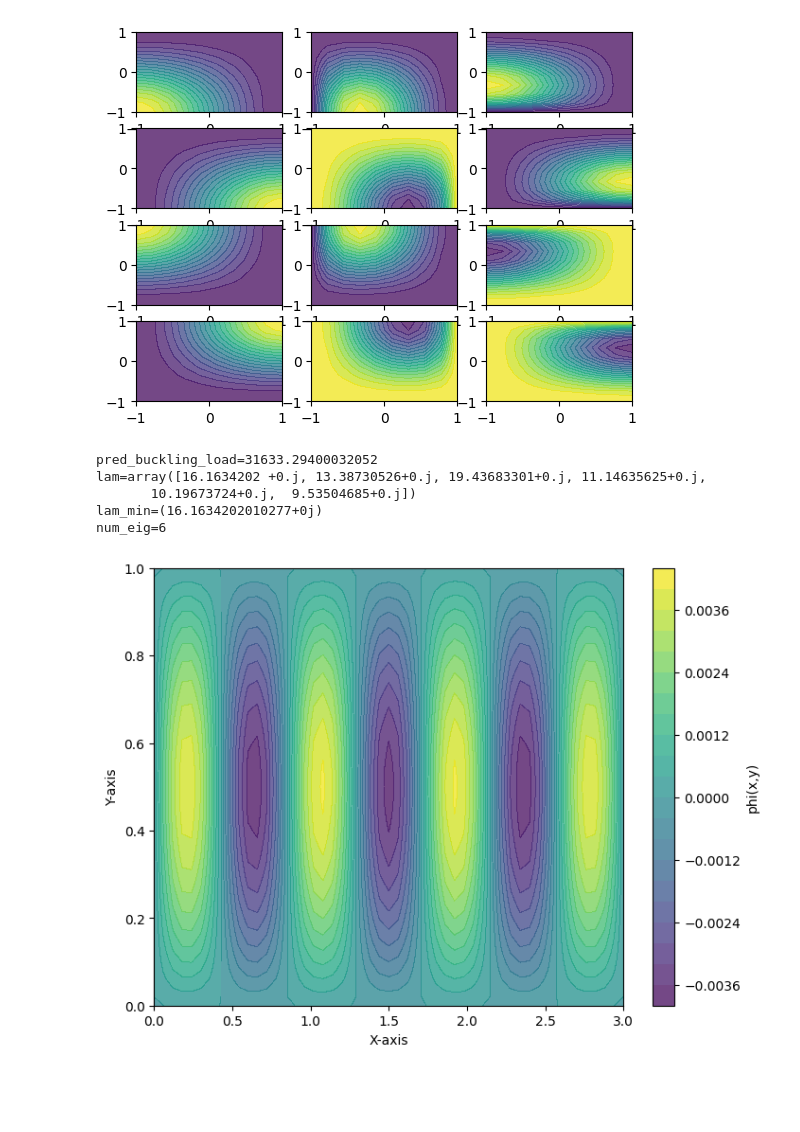
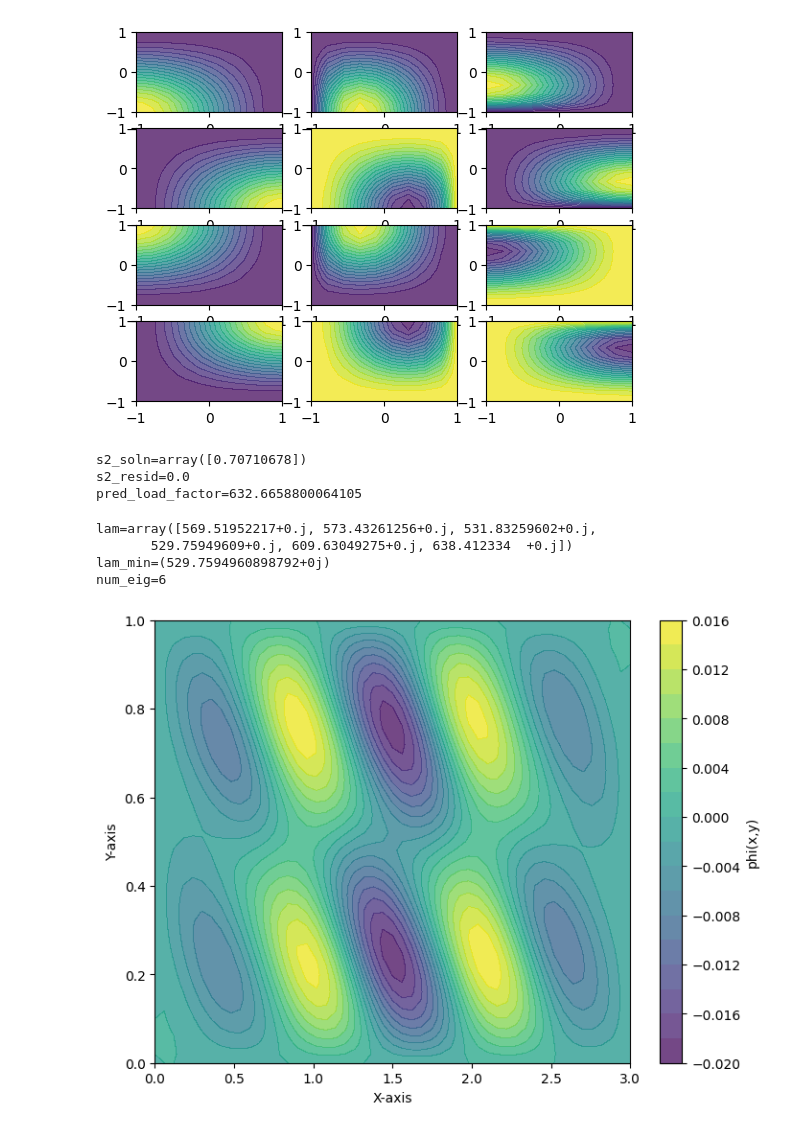
Before and after one commit to sean-engelstad/ml-pde-buckling, a Jupyter notebook: classical/derivation.ipynb, the cells around one changed output. Drawn from its saved outputs; the diff is of its cells as text; code cells hidden in the pictures; blank space fills up the shorter version.

Commit message:
working shear solution with hermite cubic elements!

```diff
--- a/classical/derivation.ipynb
+++ b/classical/derivation.ipynb
@@ -372,6 +372,7 @@ def plot_eigenvec(a, b, nxe, nye, phi):
     plt.show()
 # %%
 # try actually solving the problem here
+from scipy.optimize import fsolve
 
 # aluminum plate material properties
 E = 70e9; nu = 0.3; thick = 0.005
@@ -379,7 +380,8 @@ D = E * thick**3 / 12.0 / (1 - nu**2)
 # D = 1
 
 # choose loading type (first just uniaxial loading in x-direction)
-axial = True
+# axial = True
+axial = False
 if axial:
     Nxx, Nxy, Nyy = (1e3, 0, 0)
 else:
@@ -389,39 +391,64 @@ else:
 # choose mesh size by # elements each direction
 # nxe = 10; nye = 10
 # nxe = 2; nye = 2
 nxe, nye = (50, 50)
 
 # choose geometry of plate
 # a, b = (1,1)
 a, b = (3,1)
 
 # predict the buckling load for axial case
 pi = 3.14159
 if axial:
     pred_buckling_load = pi**2 * D / b**2 * 4.0
     pred_load_factor = pred_buckling_load / Nxx
     sigma = 0.5 * pred_load_factor
     print(f"{pred_buckling_load=}")
 
 # TODO : pred buckling load for shear case
 if not axial:
-    sigma = 50.0
+    def resid(_s2):
+        s1_sq = np.sqrt(1.0 + 2.0 * _s2**2 + _s2**4)
+        return s1_sq + _s2**2 + 1.0/3.0 - np.sqrt(4.0/9.0 + 4.0/3.0 * s1_sq + 4.0/3.0 * s1_sq**2)
+
+    s2_soln = fsolve(resid, x0=1.0)
+    print(f"{s2_soln=}")
+    s2 = s2_soln[0]
+    s1_sq = np.sqrt(1.0 + 2.0 * s2**2 + s2**4)
+    s2_resid = resid(s2)
+    print(f"{s2_resid=}")
+
+    # sean's closed-form soln for shear
+    pred_buckling_load_star = (1.0 + s1_sq**2 + 6 * s1_sq * s2**2 + s2**4 + 2.0 * (s1_sq + s2**2)) / 2.0 / (s1_sq * s2**2)
+    rho = a / b
+    ar_factor = np.max([1.0, 1.0/rho**2])
+    pred_buckling_load = pi**2 * D / b**2 * pred_buckling_load_star * ar_factor
+
+    # from chatgpt pred_buckling_load for shear, simply supported (first estimate)
+    # pred_buckling_load = 4 * E / 2.0 / (1 + nu) / thick**2 / (1 - nu**2)
+    pred_load_factor = pred_buckling_load / Nxy
+    sigma = 0.9 * pred_load_factor
+    # sigma = 0.1
+    print(f"{pred_load_factor=}")
+    # sigma = 50.0
 
 # try and solve the FEM buckling problem
 lam, phi = solve_fem_buckling(D, a, b, Nxx, Nxy, Nyy, nxe, nye, sigma=sigma)
-# imin = np.argmin(lam)
-imin = 0
+imin = np.argmin(np.abs(np.real(lam)))
+# imin = 0
 lam_min = lam[imin]
 print(f"{lam=}")
 print(f"{lam_min=}")
 phi_min = phi[imin]
 num_eig = lam.shape[0]
 print(f"{num_eig=}")
 plot_eigenvec(a, b, nxe, nye, phi_min)
 # %% [output]
-pred_buckling_load=31633.29400032052
-lam=array([16.1634202 +0.j, 13.38730526+0.j, 19.43683301+0.j, 11.14635625+0.j,
-       10.19673724+0.j,  9.53504685+0.j])
-lam_min=(16.1634202010277+0j)
-num_eig=6
+s2_soln=array([0.70710678])
+s2_resid=0.0
+pred_load_factor=632.6658800064105
+lam=array([569.51952217+0.j, 573.43261256+0.j, 531.83259602+0.j,
+       529.75949609+0.j, 609.63049275+0.j, 638.412334  +0.j])
+lam_min=(529.7594960898792+0j)
+num_eig=6
-[figure, old version]
+[figure, new version]
```
